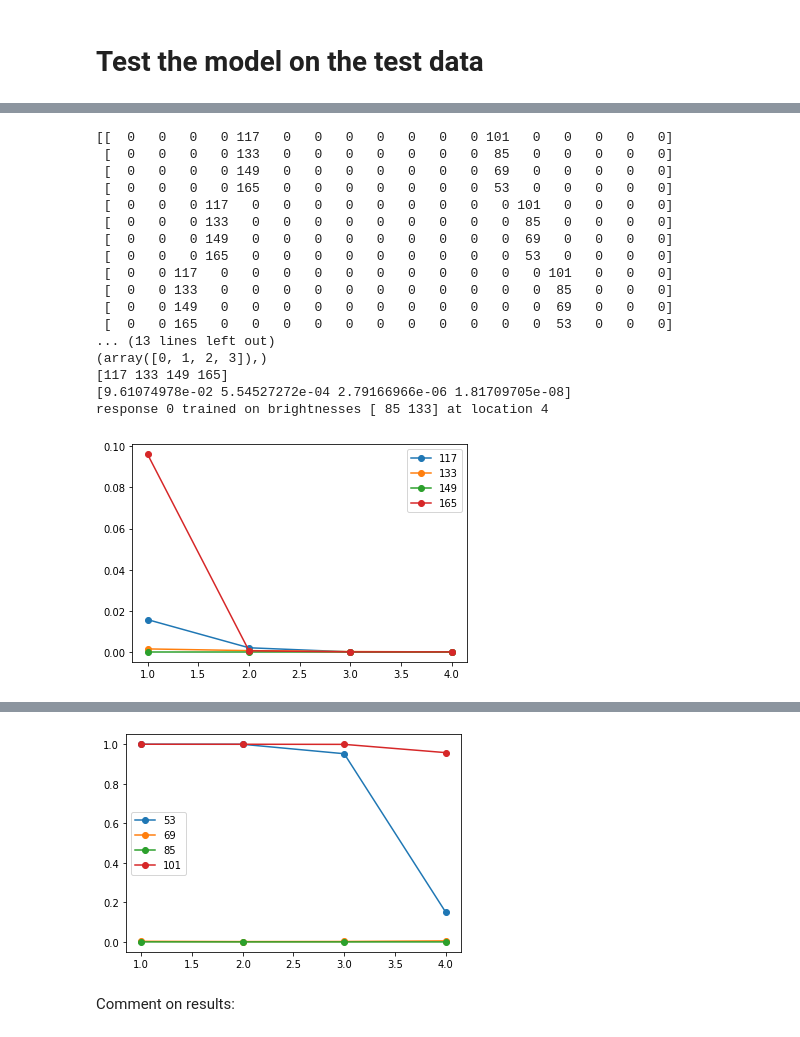
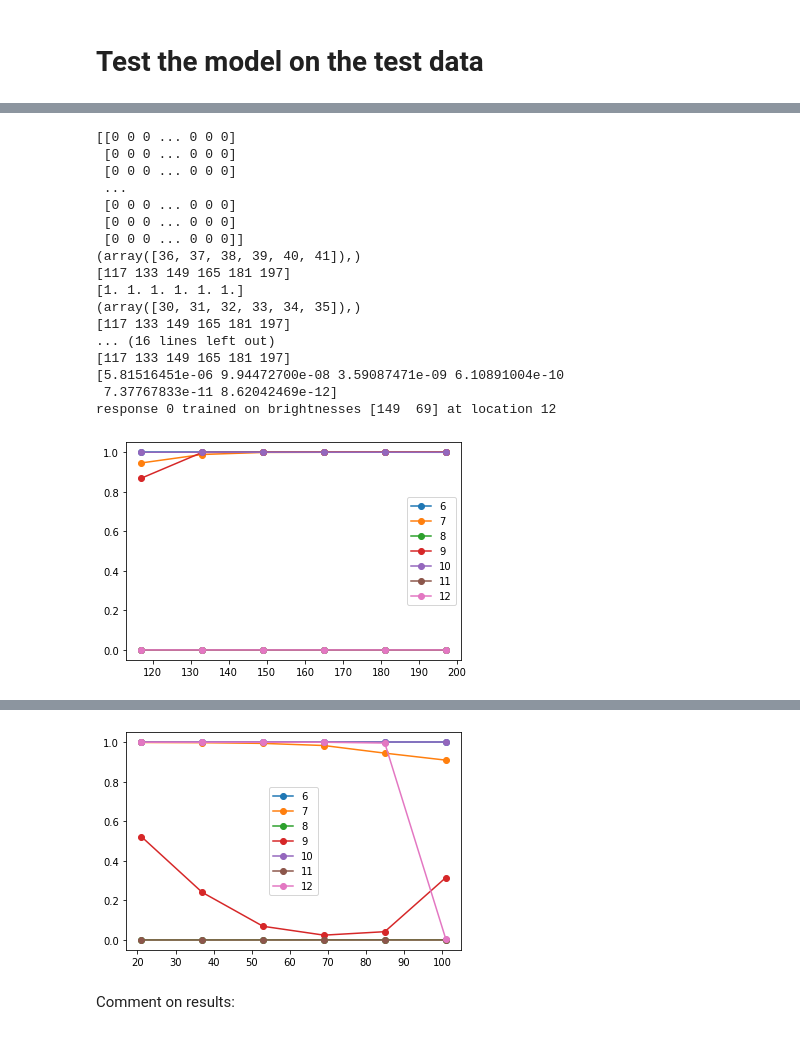
Before and after one commit to johnkevinoregan/Learning-Relations-with-Deep-Learning, a Jupyter notebook: Bright_dark_compar_w_shuffle_DONT_CHANGE.ipynb, the cells around one changed output, grey strips where cells are left out. Saved outputs shown, nothing was run; the diff lists cells and outputs as text; code cells hidden in the pictures.

```diff
--- a/Bright_dark_compar_w_shuffle_DONT_CHANGE.ipynb
+++ b/Bright_dark_compar_w_shuffle_DONT_CHANGE.ipynb
@@ -55,16 +57,19 @@ WhetherToShuffle=0
 #IMPORTANT THE VALUE ABOVE DETERMINES WHETHER TO SHUFFLE THE BRIGHTNESS LEVELS RANDOMLY
 
 
-RetSize=18
+RetSize=50
 Left=int(RetSize/4)
 Right=3*Left
 TrainRepeats=3
-Deltas=3 #number of deviations from base retinal positions used in test
+Deltas=6 #number of deviations from base retinal positions used in test
 
-W=2 #half the number of brightnesses in the test set
-W2=2*W
+W=3 #half the number of brightnesses in the test set
+W2=2*W #no of brightnesses must be even
 
-Brightnesses=np.arange(-W2,W2)*16+125-8
+#Brightnesses=np.arange(-W2,W2)*16+125-8 #this was a kludge.
+
+B=(np.rint(np.linspace(0,255,W2))).astype(int)[1:-1] #it took me several hours to find this trick!
+
 #print(Brightnesses)
 LBrightnesses=len(Brightnesses)
 #print('length',L)
@@ -144,4 +167,4 @@ model = keras.models.Sequential([
 model.compile(loss="binary_crossentropy", optimizer="adam", metrics=["accuracy"])
 
 #model.fit(X_train, y_train, epochs=80, batch_size=32, validation_data=(X_test, y_test))
-model.fit(X_train, y_train, epochs=80, batch_size=32)
+model.fit(X_train, y_train, epochs=30, batch_size=32)
@@ -178,51 +220,50 @@ print(res_test)
 #Plot predictions in case response=0 as a fn of Brightnesses
 #different lines are different retinal positions.
 
 if WhetherToShuffle==1:
   encode(X_test,undo_shuffler)
   encode(X_train,undo_shuffler)
 
 
 import matplotlib.pyplot as plt
 for lab in range(2):
   Xlab=np.array(X_test[np.where(y_test==lab)])
   res_testlab=np.array(res_test[np.where(y_test==lab)])
   print(Xlab)
 
   for retpos in LeftRetPosns:
     #get column of trials in Xlab corresponding to retpos
     temp=Xlab[:,retpos]
     #extract the nonzero ones
     inds=np.nonzero(temp)
     print(inds)
     #get the brightnesses at those indices and use as x-coords
     xs=np.array(temp[inds])
     #and the predictions for those brightnesses as y-coords
     ys=res_testlab[inds]
     print(xs)
     print(ys)
-    #plt.plot([1,2,3,4],ys,label=xs[retpos-1],marker="o")
-    plt.plot(LeftRetPosns,ys,label=xs[retpos-1],marker="o")
+    plt.plot(xs,ys,label=retpos,marker="o")
     #plt.plot(xs,ys,label=retpos,marker="o")
-  print('response',lab, 'trained on brightnesses', X_train[lab,(4,12)], 'at location 4')
+  print('response',lab, 'trained on brightnesses', X_train[1-lab,(Left,Right)], 'at location',Left)
   plt.legend(loc="best")
   plt.show()
 # %% [output]
-[[  0   0   0   0 117   0   0   0   0   0   0   0 101   0   0   0   0   0]
- [  0   0   0   0 133   0   0   0   0   0   0   0  85   0   0   0   0   0]
- [  0   0   0   0 149   0   0   0   0   0   0   0  69   0   0   0   0   0]
- [  0   0   0   0 165   0   0   0   0   0   0   0  53   0   0   0   0   0]
- [  0   0   0 117   0   0   0   0   0   0   0   0   0 101   0   0   0   0]
- [  0   0   0 133   0   0   0   0   0   0   0   0   0  85   0   0   0   0]
- [  0   0   0 149   0   0   0   0   0   0   0   0   0  69   0   0   0   0]
- [  0   0   0 165   0   0   0   0   0   0   0   0   0  53   0   0   0   0]
- [  0   0 117   0   0   0   0   0   0   0   0   0   0   0 101   0   0   0]
- [  0   0 133   0   0   0   0   0   0   0   0   0   0   0  85   0   0   0]
- [  0   0 149   0   0   0   0   0   0   0   0   0   0   0  69   0   0   0]
- [  0   0 165   0   0   0   0   0   0   0   0   0   0   0  53   0   0   0]
-... (13 lines left out)
-(array([0, 1, 2, 3]),)
-[117 133 149 165]
-[9.61074978e-02 5.54527272e-04 2.79166966e-06 1.81709705e-08]
-response 0 trained on brightnesses [ 85 133] at location 4
+[[0 0 0 ... 0 0 0]
+ [0 0 0 ... 0 0 0]
+ [0 0 0 ... 0 0 0]
+ ...
+ [0 0 0 ... 0 0 0]
+ [0 0 0 ... 0 0 0]
+ [0 0 0 ... 0 0 0]]
+(array([36, 37, 38, 39, 40, 41]),)
+[117 133 149 165 181 197]
+[1. 1. 1. 1. 1. 1.]
+(array([30, 31, 32, 33, 34, 35]),)
+[117 133 149 165 181 197]
+... (16 lines left out)
+[117 133 149 165 181 197]
+[5.81516451e-06 9.94472700e-08 3.59087471e-09 6.10891004e-10
+ 7.37767833e-11 8.62042469e-12]
+response 0 trained on brightnesses [149  69] at location 12
-[figure, old version]
+[figure, new version]
@@ -246,4 +287,4 @@ response 1 trained on brightnesses [133  85] at location 4
-[figure, old version]
+[figure, new version]
 # %% [markdown]
 Comment on results:
 # %% [markdown]
```
Also changed, not shown: parts of 5 cells of this notebook.
